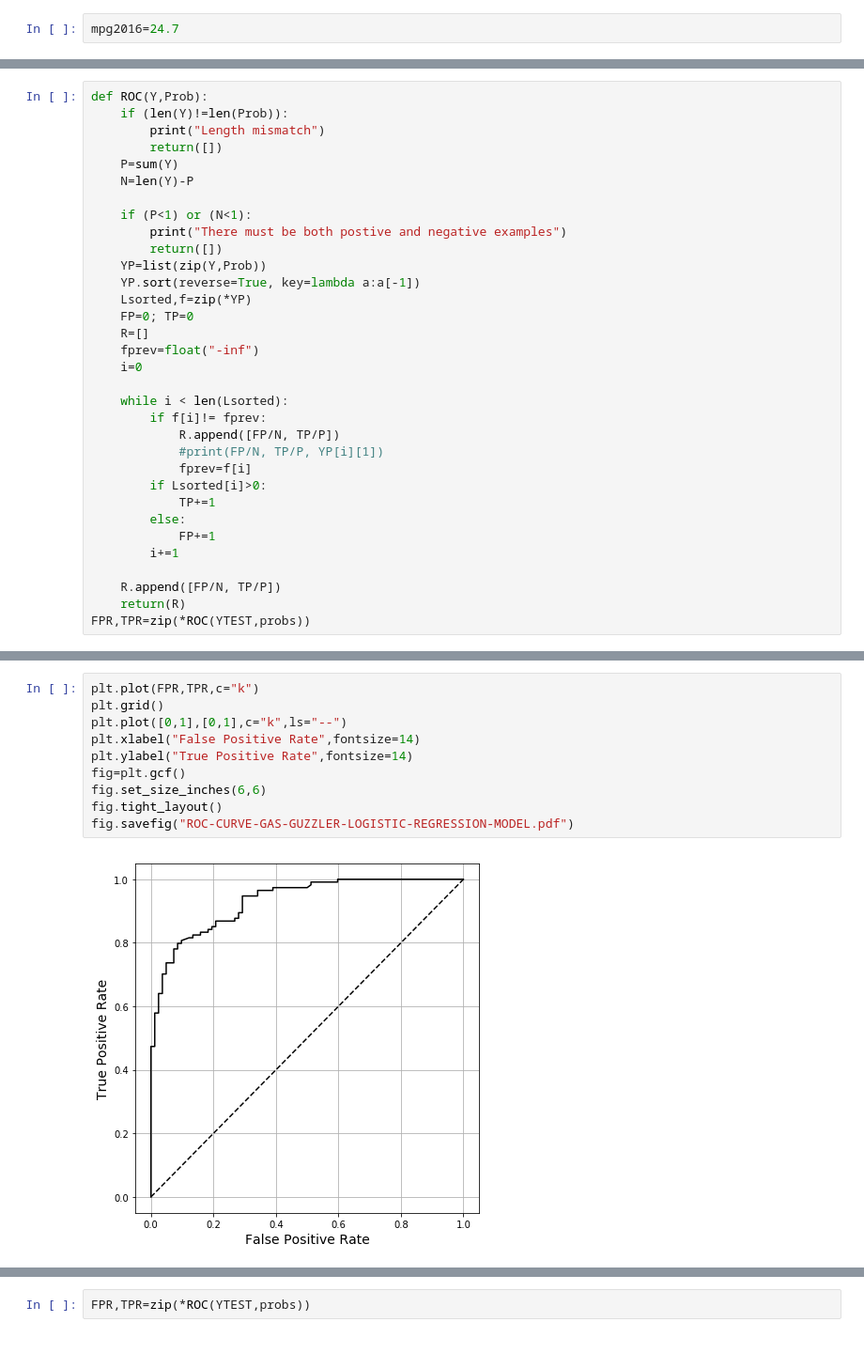
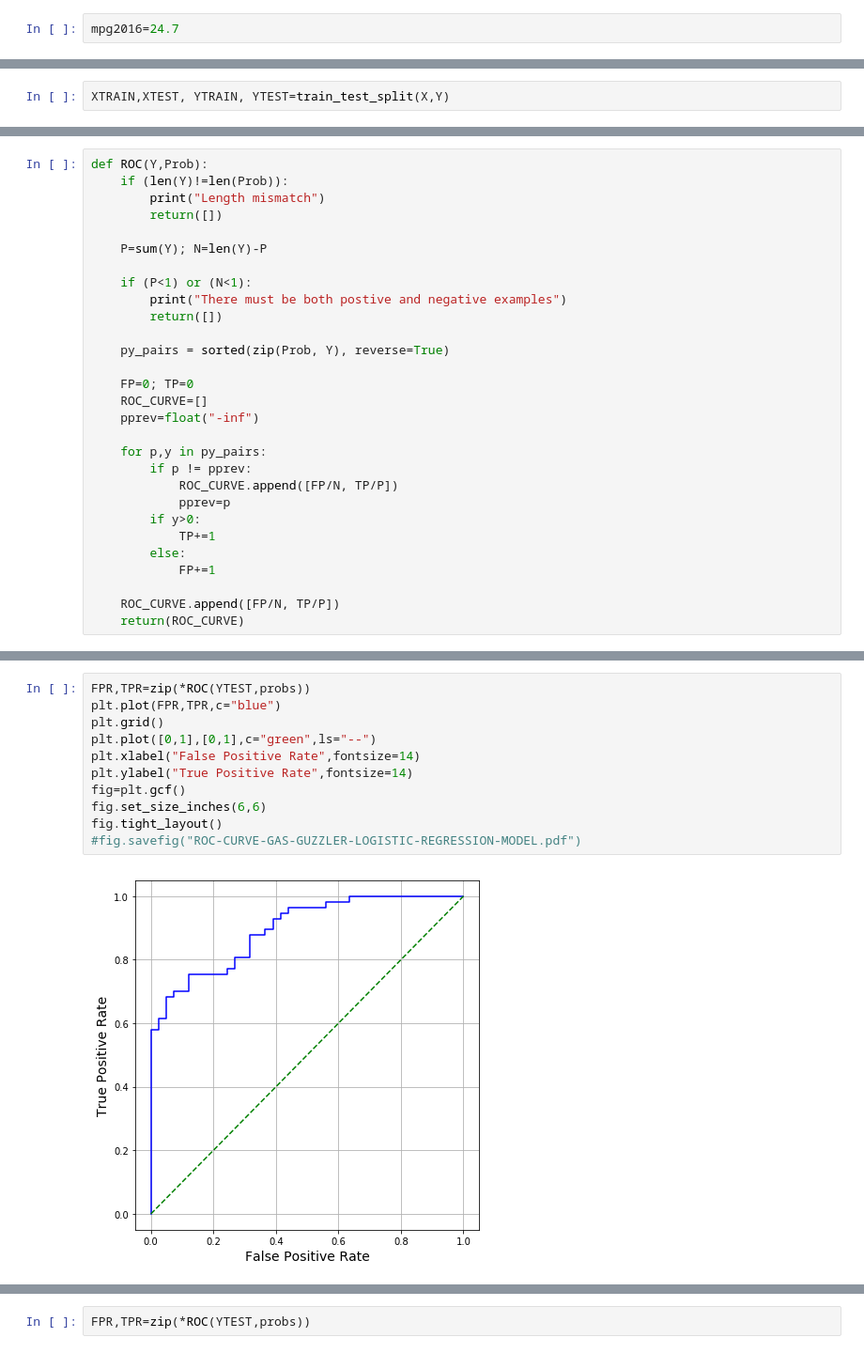
Before and after one commit to biomathman/machine-learning-in-python-book, a Jupyter notebook: notebooks/chapter-11-roc.ipynb, the cells around one changed output, grey strips where cells are left out. Shown: that part at 94% size. Cells and saved outputs as stored; diff of their text form.

```diff
--- a/notebooks/chapter-11-roc.ipynb
+++ b/notebooks/chapter-11-roc.ipynb
@@ -66,3 +70,5 @@ from sklearn.metrics import roc_curve
+# %%
+XTRAIN,XTEST, YTRAIN, YTEST=train_test_split(X,Y)
 # %%
 r=LR().fit(XTRAIN,YTRAIN)
 b=r.coef_[0,0]
@@ -100,31 +114,27 @@ def ROC(Y,Prob):
     if (len(Y)!=len(Prob)):
         print("Length mismatch")
         return([])
-    P=sum(Y)
-    N=len(Y)-P
+
+    P=sum(Y); N=len(Y)-P
 
     if (P<1) or (N<1):
         print("There must be both postive and negative examples")
         return([])
-    YP=list(zip(Y,Prob))
-    YP.sort(reverse=True, key=lambda a:a[-1])
-    Lsorted,f=zip(*YP)
+
+    py_pairs = sorted(zip(Prob, Y), reverse=True)
+
     FP=0; TP=0
-    R=[]
-    fprev=float("-inf")
-    i=0
+    ROC_CURVE=[]
+    pprev=float("-inf")
 
-    while i < len(Lsorted):
-        if f[i]!= fprev:
-            R.append([FP/N, TP/P])
-            #print(FP/N, TP/P, YP[i][1])
-            fprev=f[i]
-        if Lsorted[i]>0:
+    for p,y in py_pairs:
+        if p != pprev:
+            ROC_CURVE.append([FP/N, TP/P])
+            pprev=p
+        if y>0:
             TP+=1
         else:
             FP+=1
-        i+=1
 
-    R.append([FP/N, TP/P])
-    return(R)
-FPR,TPR=zip(*ROC(YTEST,probs))
+    ROC_CURVE.append([FP/N, TP/P])
+    return(ROC_CURVE)
@@ -131,12 +143,13 @@ FPR,TPR=zip(*ROC(YTEST,probs))
 # %%
-plt.plot(FPR,TPR,c="k")
+FPR,TPR=zip(*ROC(YTEST,probs))
+plt.plot(FPR,TPR,c="blue")
 plt.grid()
-plt.plot([0,1],[0,1],c="k",ls="--")
+plt.plot([0,1],[0,1],c="green",ls="--")
 plt.xlabel("False Positive Rate",fontsize=14)
 plt.ylabel("True Positive Rate",fontsize=14)
 fig=plt.gcf()
 fig.set_size_inches(6,6)
 fig.tight_layout()
-fig.savefig("ROC-CURVE-GAS-GUZZLER-LOGISTIC-REGRESSION-MODEL.pdf")
+#fig.savefig("ROC-CURVE-GAS-GUZZLER-LOGISTIC-REGRESSION-MODEL.pdf")
 # %% [output]
-[figure, old version]
+[figure, new version]
```
Also changed, not shown: parts of 38 cells of this notebook.
